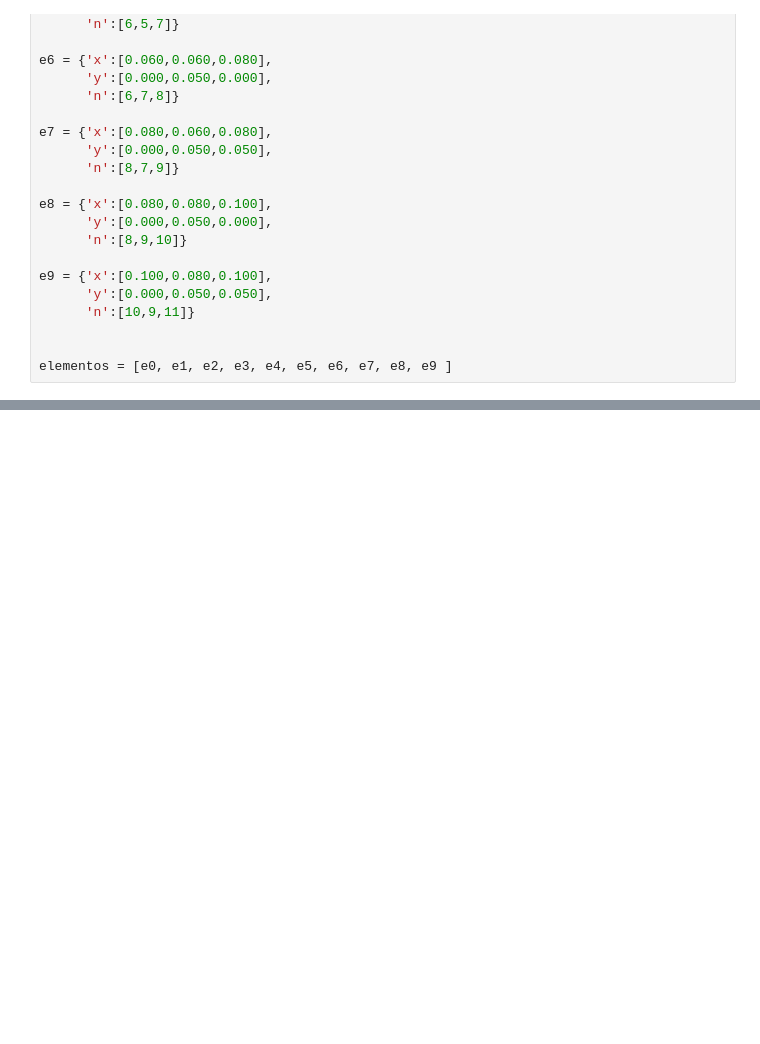
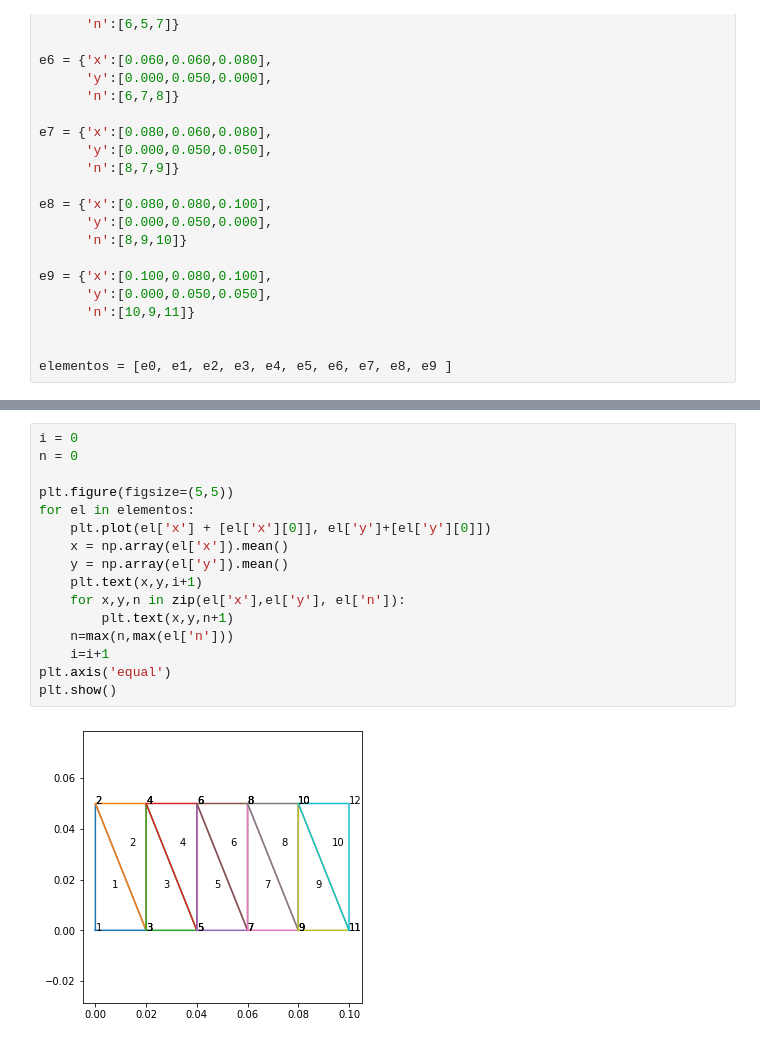
Before and after one commit to gdesirena/Elementos-Finitos, a Jupyter notebook: Modulo2/Capitulo-04/Ejercicio10elementosTriangularesLin_Clase.ipynb, the cells around one changed output, grey strips where cells are left out. Drawn from its saved outputs; the diff is of its cells as text; blank space fills up the shorter version.

```diff
--- a/Modulo2/Capitulo-04/Ejercicio10elementosTriangularesLin_Clase.ipynb
+++ b/Modulo2/Capitulo-04/Ejercicio10elementosTriangularesLin_Clase.ipynb
@@ -53,0 +72,18 @@ elementos = [e0, e1, e2, e3, e4, e5, e6, e7, e8, e9 ]
+# %%
+i = 0
+n = 0
+
+plt.figure(figsize=(5,5))
+for el in elementos:
+    plt.plot(el['x'] + [el['x'][0]], el['y']+[el['y'][0]])
+    x = np.array(el['x']).mean()
+    y = np.array(el['y']).mean()
+    plt.text(x,y,i+1)
+    for x,y,n in zip(el['x'],el['y'], el['n']):
+        plt.text(x,y,n+1)
+    n=max(n,max(el['n']))
+    i=i+1
+plt.axis('equal')
+plt.show()
+# %% [output]
+[figure, added]
```
Also changed, not shown: parts of 19 cells of this notebook.
